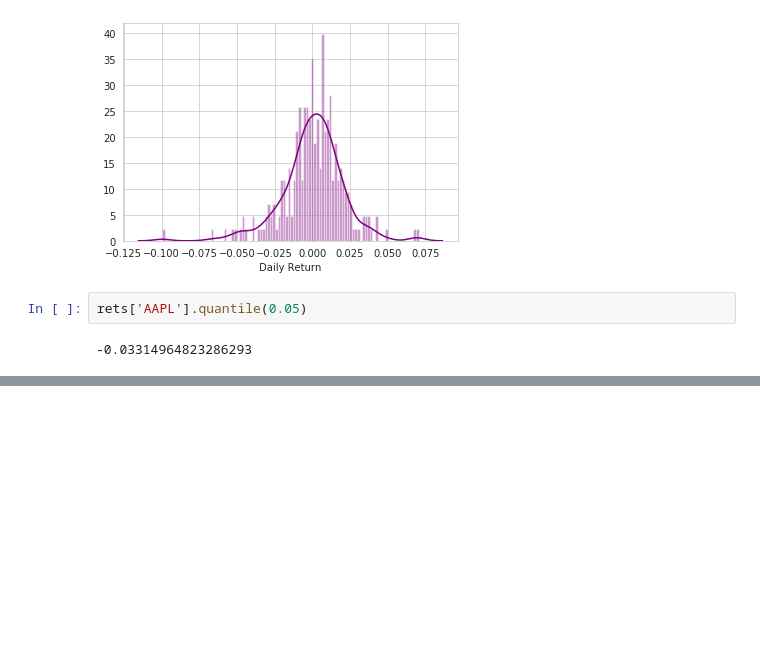
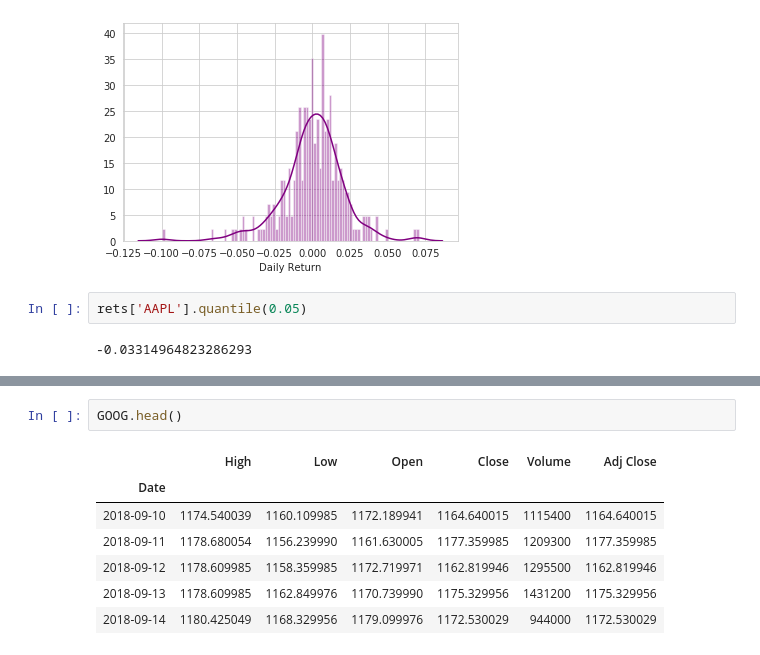
Before and after one commit to ducksfrogs/udemy_dataAna_py, a Jupyter notebook: 50thouzand_py/kabuka.ipynb, the cells around one changed output, grey strips where cells are left out. Cells and saved outputs as stored; diff of their text form; blank space fills up the shorter version.

```diff
--- a/50thouzand_py/kabuka.ipynb
+++ b/50thouzand_py/kabuka.ipynb
@@ -201,0 +220,10 @@ rets['AAPL'].quantile(0.05)
+# %%
+GOOG.head()
+# %% [output]
+|  | High | Low | Open | Close | Volume | Adj Close |
+| Date |  |  |  |  |  |  |
+| 2018-09-10 | 1174.540039 | 1160.109985 | 1172.189941 | 1164.640015 | 1115400 | 1164.640015 |
+| 2018-09-11 | 1178.680054 | 1156.239990 | 1161.630005 | 1177.359985 | 1209300 | 1177.359985 |
+| 2018-09-12 | 1178.609985 | 1158.359985 | 1172.719971 | 1162.819946 | 1295500 | 1162.819946 |
+| 2018-09-13 | 1178.609985 | 1162.849976 | 1170.739990 | 1175.329956 | 1431200 | 1175.329956 |
+| 2018-09-14 | 1180.425049 | 1168.329956 | 1179.099976 | 1172.530029 | 944000 | 1172.530029 |
```
Also changed, not shown: parts of 5 cells of this notebook.
